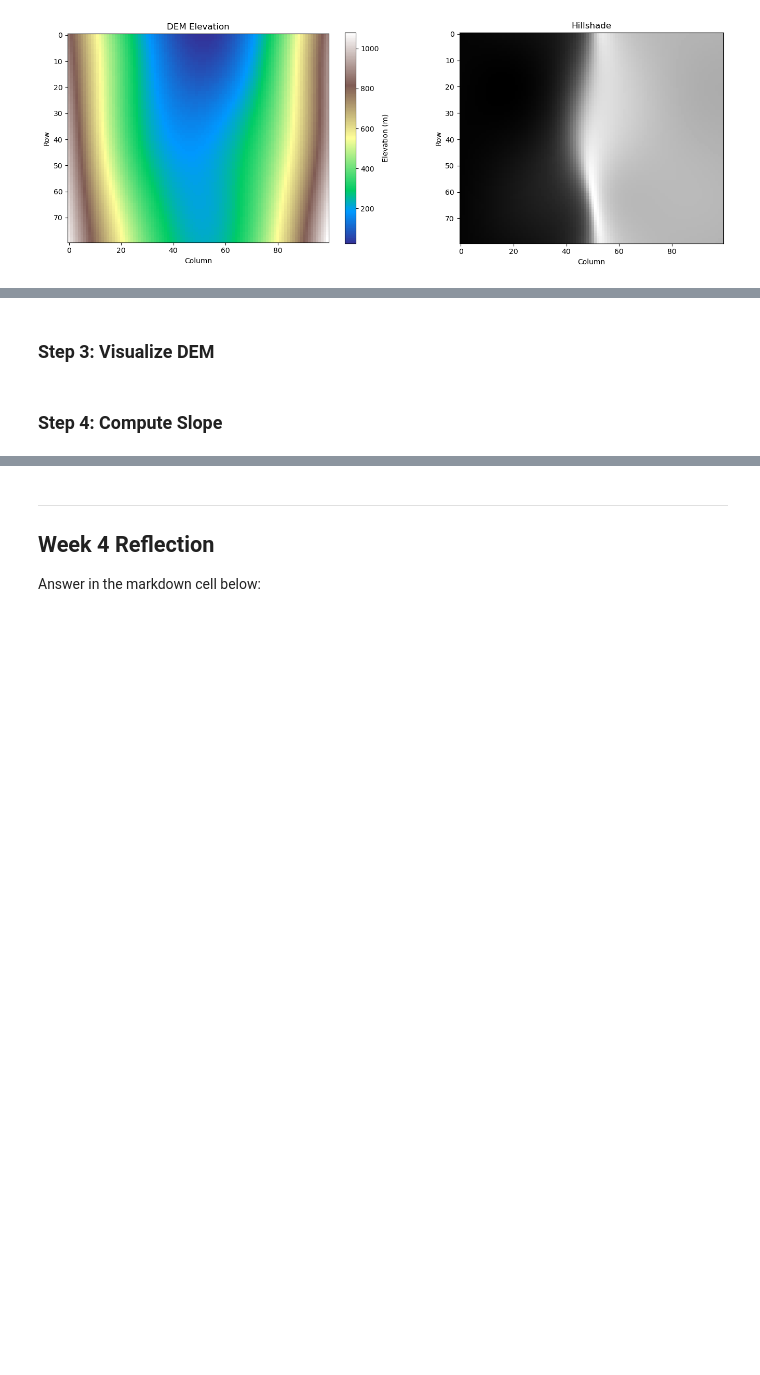
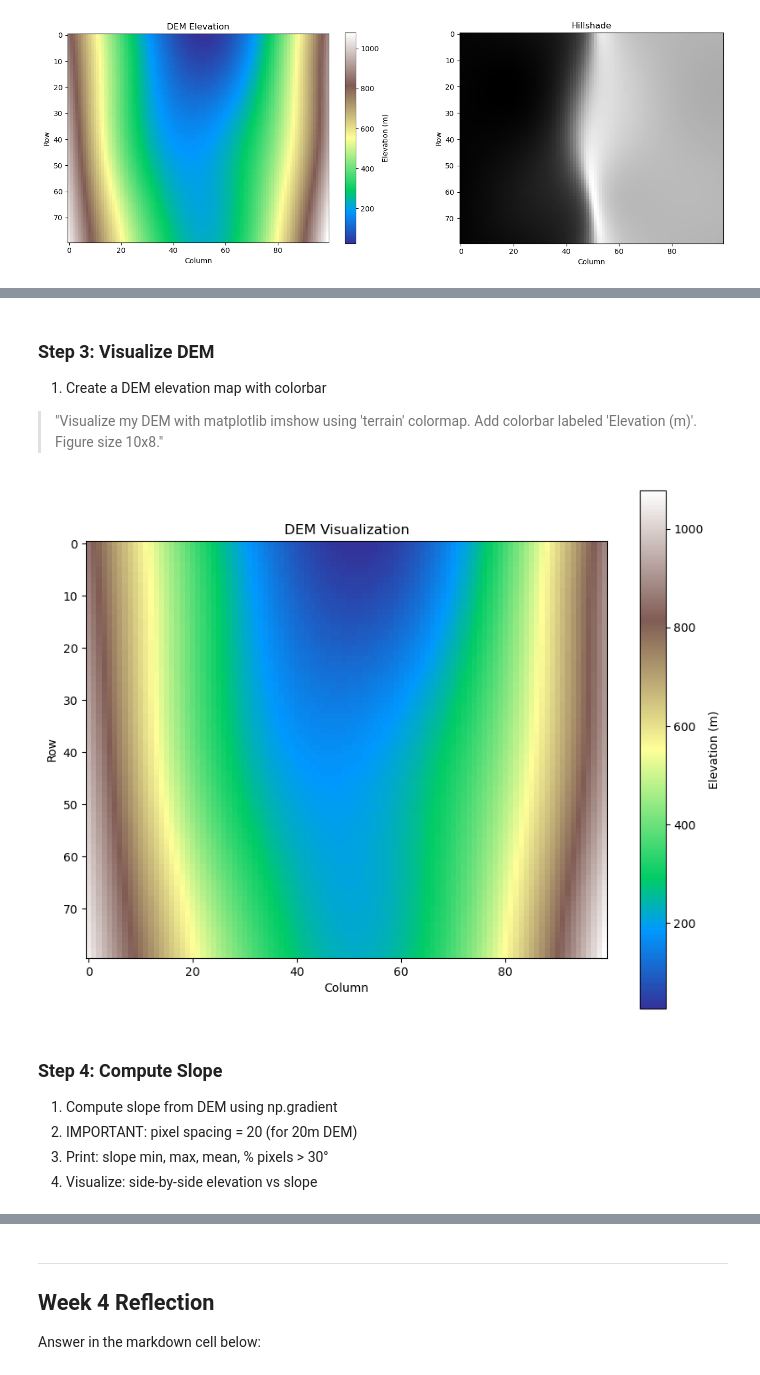
Before and after one commit to together-h17/AR-2026-Spring, a Jupyter notebook: week4_vector_raster/Lab/Week4-Student.ipynb, the cells around one changed output, grey strips where cells are left out. Saved outputs shown, nothing was run; the diff lists cells and outputs as text; code cells hidden in the pictures; blank space fills up the shorter version.

```diff
--- a/week4_vector_raster/Lab/Week4-Student.ipynb
+++ b/week4_vector_raster/Lab/Week4-Student.ipynb
@@ -438,14 +443,16 @@ plt.show()
 # %%
-# Lab 2 Step 2: YOUR CODE HERE
-# Load the pre-clipped Hualien DEM from Google Drive
-# Print: shape, CRS, transform, bounds, elevation range, total pixels
+# Load GeoTIFF DEM
+# dem = rioxarray.open_rasterio('/content/drive/MyDrive/GIS_data/dem_20m_hualien.tif')
+dem_tif = dem
 
-# === Option A: Colab ===
-# dem = rioxarray.open_rasterio('/content/drive/MyDrive/GIS_data/dem_20m_hualien.tif')
+# If it has a band dimension, keep band 1
+dem_band1 = dem_tif.squeeze()
 
-# === Option B: Local fallback ===
-# dem = dem_synth  # 使用 Cell [3] 建立的合成 DEM
-
-# AI Prompt suggestion:
-# "Load a GeoTIFF DEM with rioxarray.open_rasterio().
-#  Print its shape, CRS, transform, bounds, min/max elevation, and total pixel count."
+# Print required information
+print("Shape:", dem_band1.shape)
+print("CRS:", dem_band1.rio.crs)
+print("Transform:", dem_band1.rio.transform())
+print("Bounds:", dem_band1.rio.bounds())
+print("Min elevation:", float(dem_band1.min()))
+print("Max elevation:", float(dem_band1.max()))
+print("Total pixel count:", dem_band1.shape[0] * dem_band1.shape[1])
@@ -452,12 +469,32 @@ plt.show()
 # %% [markdown]
 ### Step 3: Visualize DEM
+1. Create a DEM elevation map with colorbar
+>  "Visualize my DEM with matplotlib imshow using 'terrain' colormap.
+  Add colorbar labeled 'Elevation (m)'. Figure size 10x8."
 # %%
-# Lab 2 Step 3: YOUR CODE HERE
-# Create a DEM elevation map with colorbar
+import matplotlib.pyplot as plt
 
-# AI Prompt suggestion:
-# "Visualize my DEM with matplotlib imshow using 'terrain' colormap.
-#  Add colorbar labeled 'Elevation (m)'. Figure size 10x8."
+# Plot DEM
+plt.figure(figsize=(10, 8))
+
+im = plt.imshow(dem_band1.values, cmap="terrain", origin="upper")
+
+# Add colorbar
+cbar = plt.colorbar(im)
+cbar.set_label("Elevation (m)")
+
+# Optional labels/title
+plt.title("DEM Visualization")
+plt.xlabel("Column")
+plt.ylabel("Row")
+
+plt.show()
+# %% [output]
+[figure, added]
 # %% [markdown]
 ### Step 4: Compute Slope
+1. Compute slope from DEM using np.gradient
+2. IMPORTANT: pixel spacing = 20 (for 20m DEM)
+3. Print: slope min, max, mean, % pixels > 30°
+4. Visualize: side-by-side elevation vs slope
 # %%
```
Also changed, not shown: parts of 9 cells of this notebook, 3 other files.
